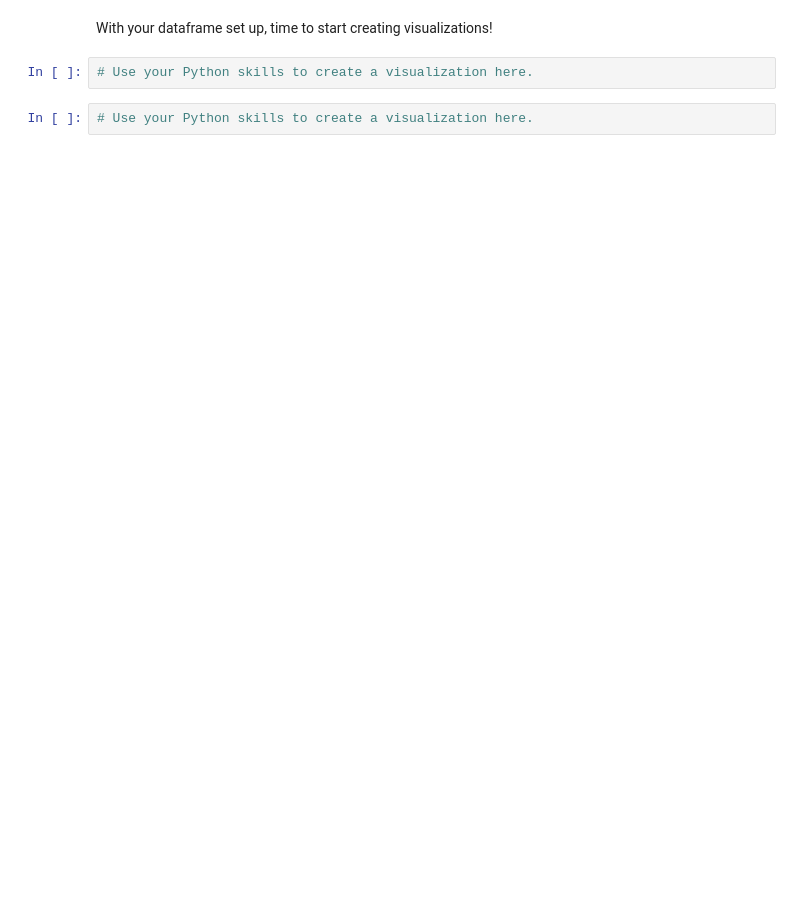
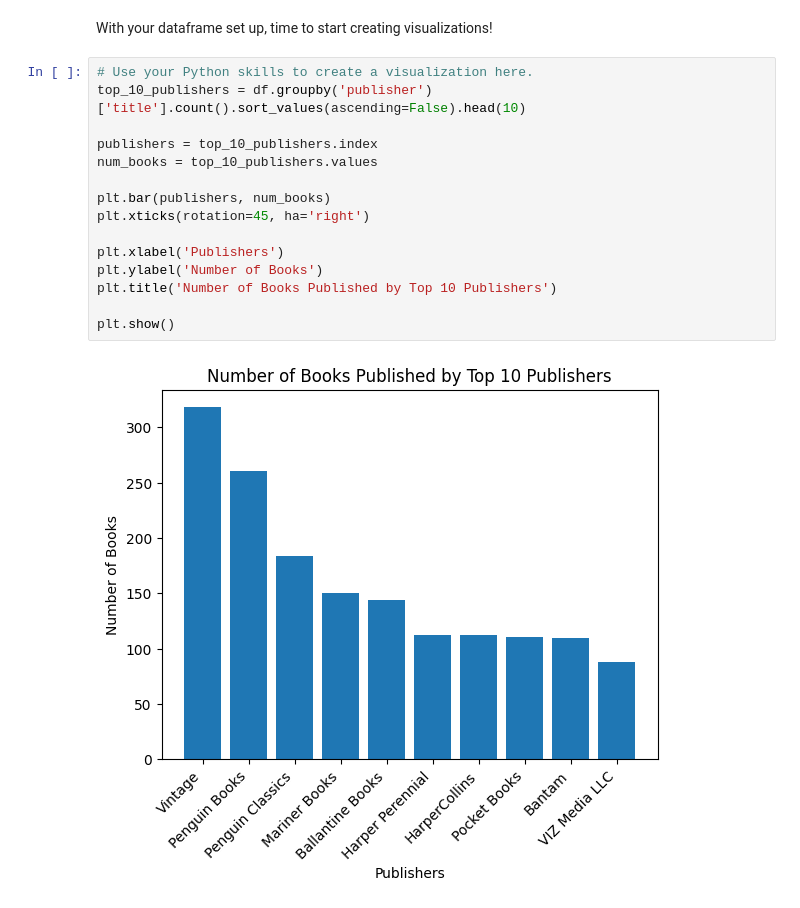
Before and after one commit to r3e5/data-analysis-projects-class-19-and-20, a Jupyter notebook: class-19/studio/data-viz-studio.ipynb, the cells around one changed output. Saved outputs shown, nothing was run; the diff lists cells and outputs as text; blank space fills up the shorter version.

```diff
--- a/class-19/studio/data-viz-studio.ipynb
+++ b/class-19/studio/data-viz-studio.ipynb
@@ -41,6 +39,19 @@ df.head()
 # %% [markdown]
 With your dataframe set up, time to start creating visualizations!
-# %%
-# Use your Python skills to create a visualization here.
-# %%
-# Use your Python skills to create a visualization here.
+# %%
+# Use your Python skills to create a visualization here.
+top_10_publishers = df.groupby('publisher')['title'].count().sort_values(ascending=False).head(10)
+
+publishers = top_10_publishers.index
+num_books = top_10_publishers.values
+
+plt.bar(publishers, num_books)
+plt.xticks(rotation=45, ha='right')
+
+plt.xlabel('Publishers')
+plt.ylabel('Number of Books')
+plt.title('Number of Books Published by Top 10 Publishers')
+
+plt.show()
+# %% [output]
+[figure, added]
```
Also changed, not shown: parts of 2 cells of this notebook.
